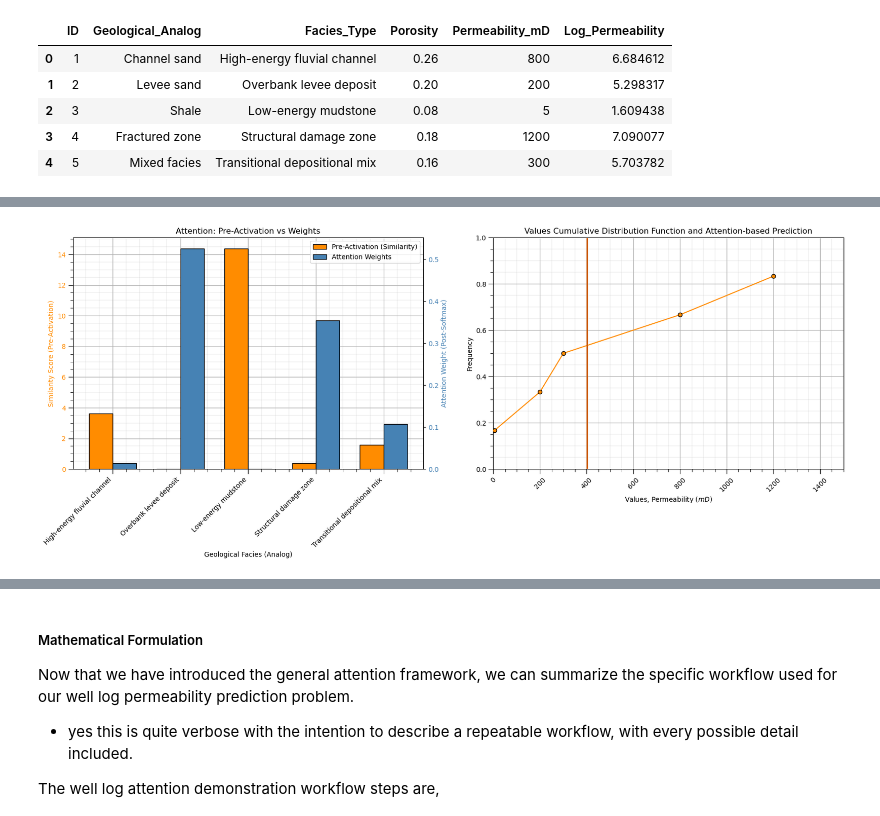
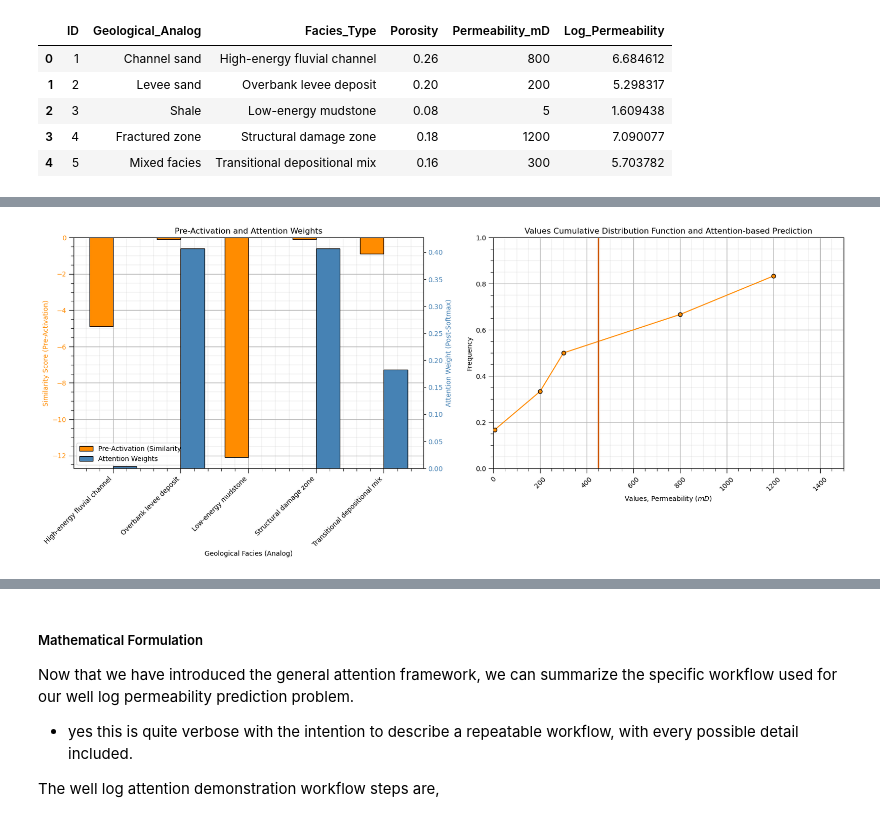
Before and after one commit to GeostatsGuy/MachineLearningDemos_Book, a Jupyter notebook: _sources/MachineLearning_attention.ipynb, the cells around one changed output, grey strips where cells are left out. Cells and saved outputs as stored; diff of their text form; code cells hidden in the pictures.

```diff
--- a/_sources/MachineLearning_attention.ipynb
+++ b/_sources/MachineLearning_attention.ipynb
@@ -1014,7 +1254,7 @@ scale = 1000.0
 
 K = build_keys(df)                                            # build Q, K, V
 V = build_values(df)
-Q = build_query(porosity_value=0.1999)                        # target location (query)
+Q = build_query(porosity_value=0.19)                        # target location (query)
 
 weights, pre_activation, pred_logK = attention(Q, K, V,scale) # run attention
 
@@ -1031,40 +1271,40 @@ width = 0.35
 fig, axes = plt.subplots(1, 2, figsize=(10, 6))
 ax1 = axes[0]
 
-bars1 = ax1.bar(x - width/2,-1 * pre_activation,width=width,color="darkorange",edgecolor="black",  # plot pre-activation (similarity space)
+bars1 = ax1.bar(x - width/2,pre_activation,width=width,color="darkorange",edgecolor="black",  # plot pre-activation (similarity space)
     label="Pre-Activation (Similarity)")
 
 ax1.set_ylabel("Similarity Score (Pre-Activation)", color="darkorange")
 ax1.tick_params(axis='y', labelcolor="darkorange")
 
 ax1b = ax1.twinx()                                            # plot attention weights
 bars2 = ax1b.bar(x + width/2,weights,width=width,color="steelblue",edgecolor="black",label="Attention Weights")
 
 ax1b.set_ylabel("Attention Weight (Post-Softmax)", color="steelblue")
 ax1b.tick_params(axis='y', labelcolor="steelblue")
 ax1.set_xticks(x); add_grid2(ax1)
 ax1.set_xticklabels(labels, rotation=45, ha="right")
 ax1.set_xlabel("Geological Facies (Analog)")
-ax1.set_title("Attention: Pre-Activation vs Weights")
+ax1.set_title("Pre-Activation and Attention Weights")
 
 handles1, labels1 = ax1.get_legend_handles_labels()           # combined legend
 handles2, labels2 = ax1b.get_legend_handles_labels()
 
-ax1.legend(handles1 + handles2, labels1 + labels2, loc="upper right")
+ax1.legend(handles1 + handles2, labels1 + labels2, loc="lower left")
 
 ax2 = axes[1]                                                 # plot prediction on analog CDF
 ax2.plot(np.sort(np.exp(V)),(np.arange(0, len(V))+1) / (len(V)+1),color='darkorange')
 ax2.scatter (np.sort(np.exp(V)),(np.arange(0, len(V))+1) / (len(V)+1),color='darkorange',edgecolor='black',zorder=10)
 ax2.set_xlabel(r"Values, Permeability ($mD$)")
 ax2.set_ylabel("Frequency"); ax2.set_xlim([0.0,1500])
 ax2.set_title("Values Cumulative Distribution Function and Attention-based Prediction")
 ax2.tick_params(axis='x', rotation=45); add_grid2(ax2)
 ax2.set_ylim([0,1]); ax2.axvline(x=np.exp(pred_logK),color='#CC5500',linewidth=2)
 
 plt.tight_layout()
 plt.subplots_adjust(left=0.0, bottom=0.0, right=1.6, top=0.8, wspace=0.2, hspace=0.6); plt.show()
 # %% [output]
-[figure, old version]
+[figure, new version]
 # %% [markdown]
 ##### Subsurface Analog Attention-Based Permeability Prediction Interpretation
 
```
Also changed, not shown: parts of 18 cells of this notebook, 27 other files.
